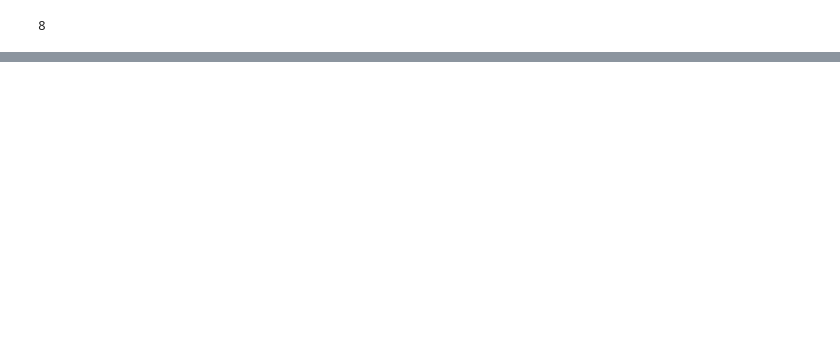
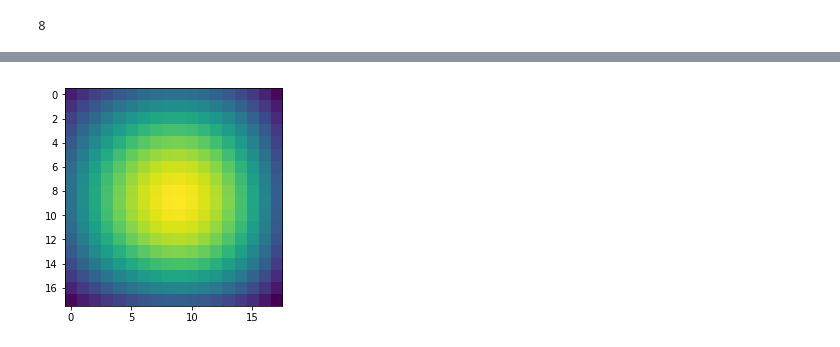
Before and after one commit to Accio/learn-scipy, a Jupyter notebook: 1.5/Scipy.ipynb, the cells around one changed output, grey strips where cells are left out. Cells and saved outputs as stored; diff of their text form; code cells hidden in the pictures; blank space fills up the shorter version.

```diff
--- a/1.5/Scipy.ipynb
+++ b/1.5/Scipy.ipynb
@@ -850,0 +878,6 @@ nb
+# %%
+sl = ndimage.find_objects(labels==4)
+plt.imshow(sig[sl[0]])
+plt.show()
+# %% [output]
+[figure, added]
```
Also changed, not shown: parts of 5 cells of this notebook.
